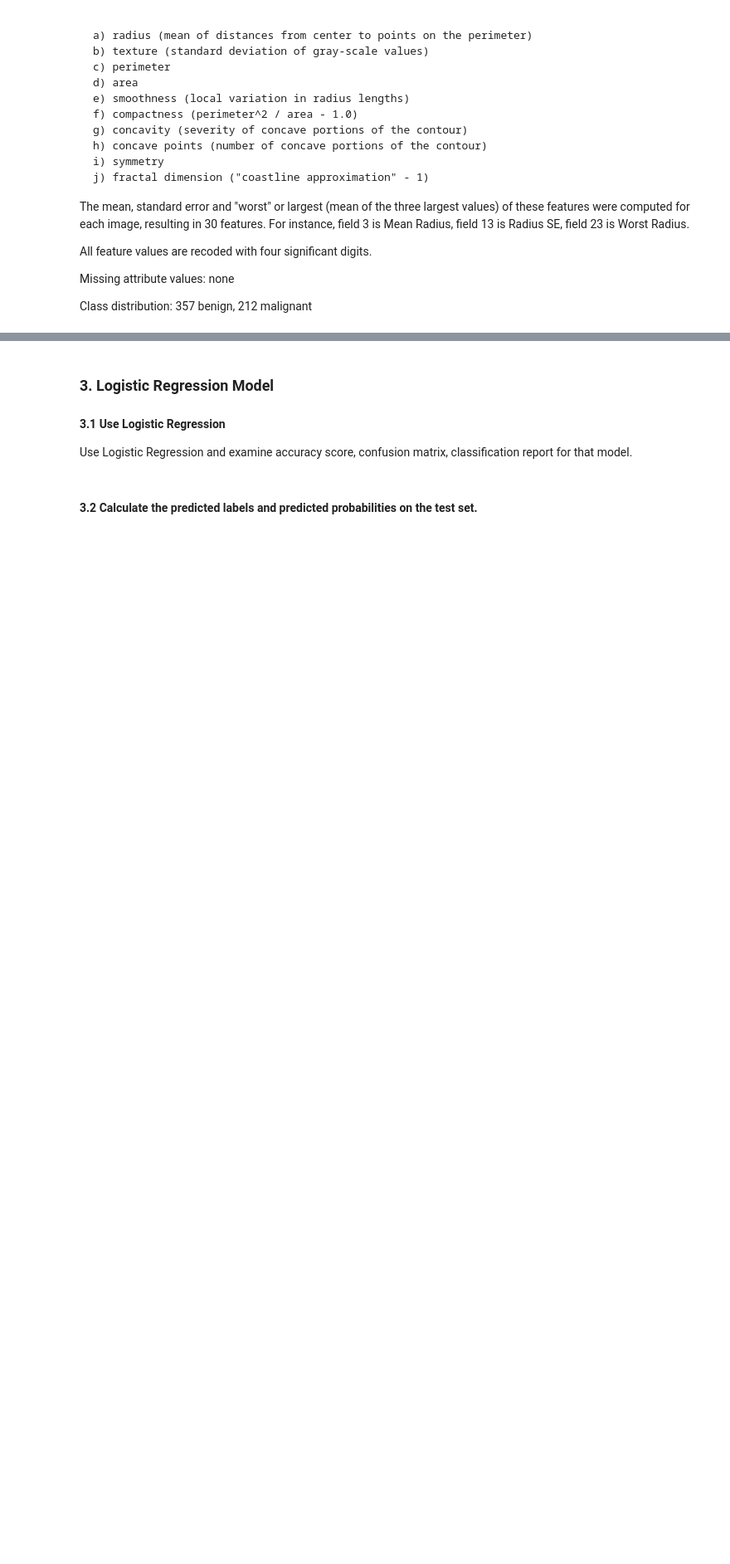
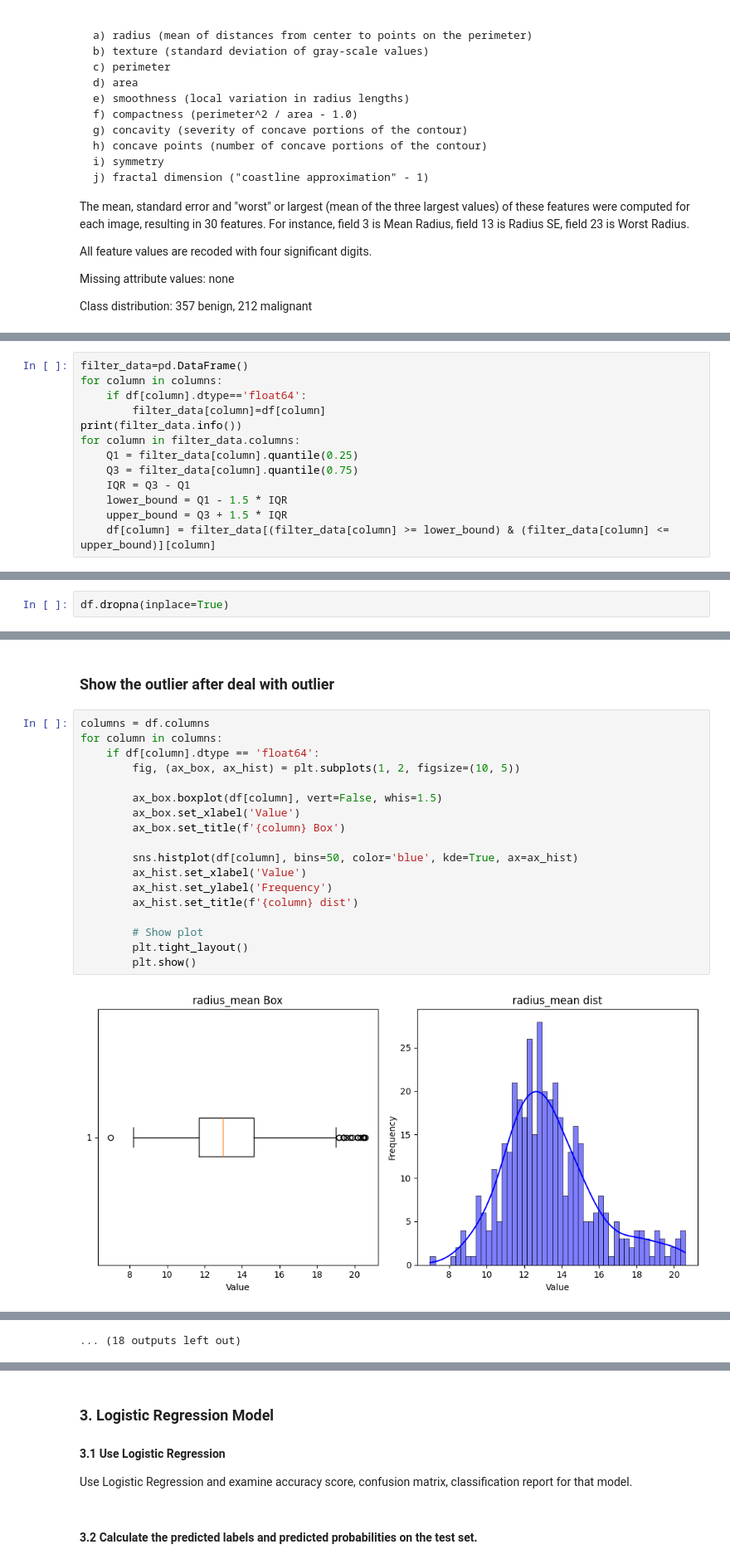
Before and after one commit to pragyanandan/Module-51, a Jupyter notebook: IOD_Lab_5_1_1.ipynb, the cells around one changed output, grey strips where cells are left out. Shown at 83% size. Saved outputs shown, nothing was run; the diff lists cells and outputs as text; blank space fills up the shorter version.

```diff
--- a/IOD_Lab_5_1_1.ipynb
+++ b/IOD_Lab_5_1_1.ipynb
@@ -56,0 +204,13 @@ breast_cancer_csv = '../../DATA/breast-cancer-wisconsin-data.csv'
+# %%
+filter_data=pd.DataFrame()
+for column in columns:
+    if df[column].dtype=='float64':
+        filter_data[column]=df[column]
+print(filter_data.info())
+for column in filter_data.columns:
+    Q1 = filter_data[column].quantile(0.25)
+    Q3 = filter_data[column].quantile(0.75)
+    IQR = Q3 - Q1
+    lower_bound = Q1 - 1.5 * IQR
+    upper_bound = Q3 + 1.5 * IQR
+    df[column] = filter_data[(filter_data[column] >= lower_bound) & (filter_data[column] <= upper_bound)][column]
@@ -56,0 +235,2 @@ breast_cancer_csv = '../../DATA/breast-cancer-wisconsin-data.csv'
+# %%
+df.dropna(inplace=True)
@@ -56,0 +257,22 @@ breast_cancer_csv = '../../DATA/breast-cancer-wisconsin-data.csv'
+# %% [markdown]
+### Show the outlier after deal with outlier
+# %%
+columns = df.columns
+for column in columns:
+    if df[column].dtype == 'float64':
+        fig, (ax_box, ax_hist) = plt.subplots(1, 2, figsize=(10, 5))
+
+        ax_box.boxplot(df[column], vert=False, whis=1.5)
+        ax_box.set_xlabel('Value')
+        ax_box.set_title(f'{column} Box')
+
+        sns.histplot(df[column], bins=50, color='blue', kde=True, ax=ax_hist)
+        ax_hist.set_xlabel('Value')
+        ax_hist.set_ylabel('Frequency')
+        ax_hist.set_title(f'{column} dist')
+
+        # Show plot
+        plt.tight_layout()
+        plt.show()
+# %% [output]
+[figure, added]
@@ -56,0 +290 @@ breast_cancer_csv = '../../DATA/breast-cancer-wisconsin-data.csv'
+... (18 outputs left out)
```
Also changed, not shown: parts of 47 cells of this notebook, 1 other file.
